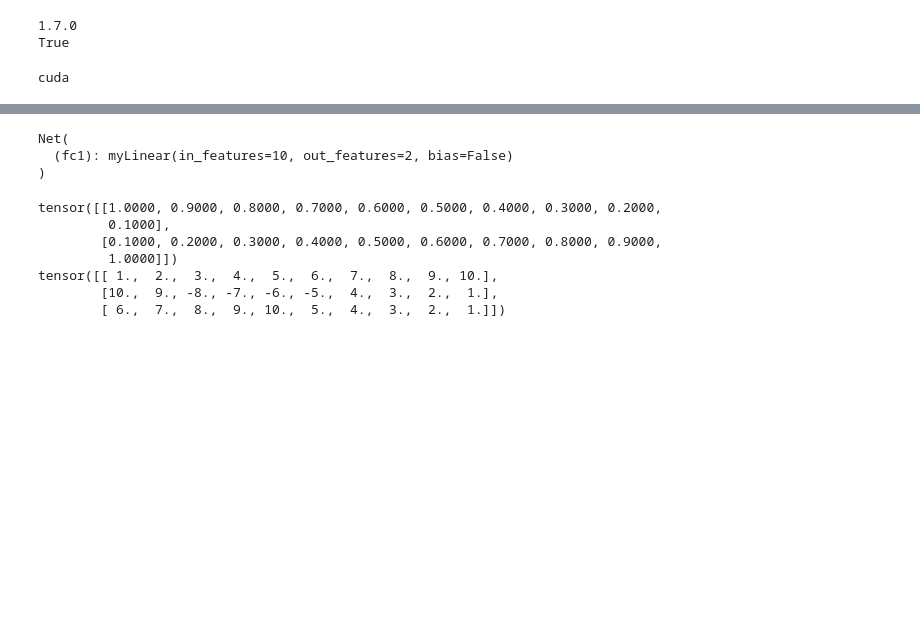
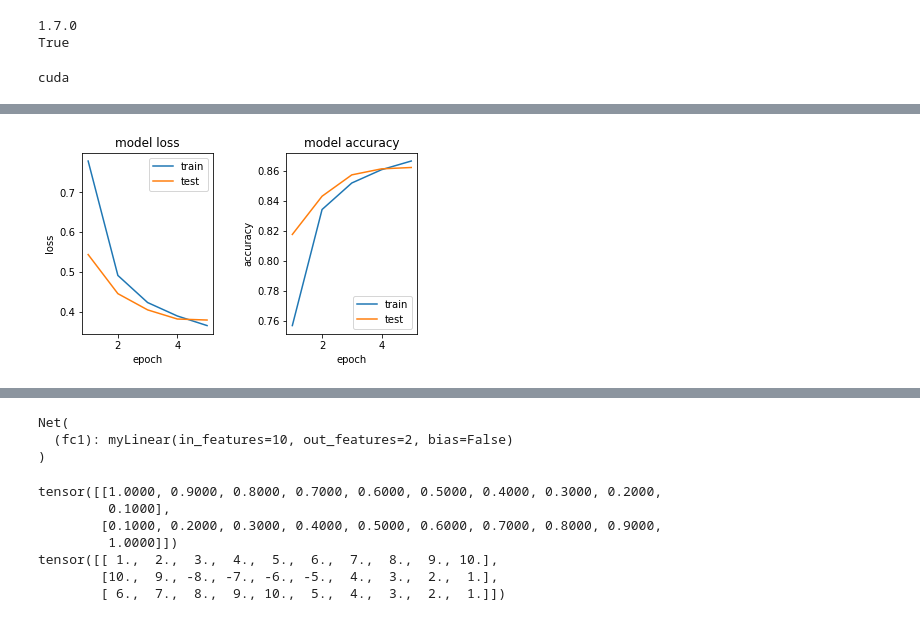
Before and after one commit to lukinio/adversarial-examples, a Jupyter notebook: sandbox/FReLU_layer.ipynb, the cells around one changed output, grey strips where cells are left out. Saved outputs shown, nothing was run; the diff lists cells and outputs as text; code cells hidden in the pictures; blank space fills up the shorter version.

```diff
--- a/sandbox/FReLU_layer.ipynb
+++ b/sandbox/FReLU_layer.ipynb
@@ -110,5 +159,5 @@ loss_fn = nn.CrossEntropyLoss()
 optimizer = optim.Adam(model.parameters(), lr=1e-3)
 scheduler = optim.lr_scheduler.ReduceLROnPlateau(optimizer, mode='min', min_lr=1e-7, patience=2, verbose=True)
 
-train_model(model, train_dl, valid_dl, optimizer, loss_fn, scheduler, epochs=30, device=device)
+train(model, train_dl, valid_dl, loss_fn, optimizer, scheduler, epochs=5, device=device)
 # %% [output]
@@ -131,0 +169 @@ Early stopping!
+[figure, added]
```
Also changed, not shown: parts of 9 cells of this notebook, 5 other files.
